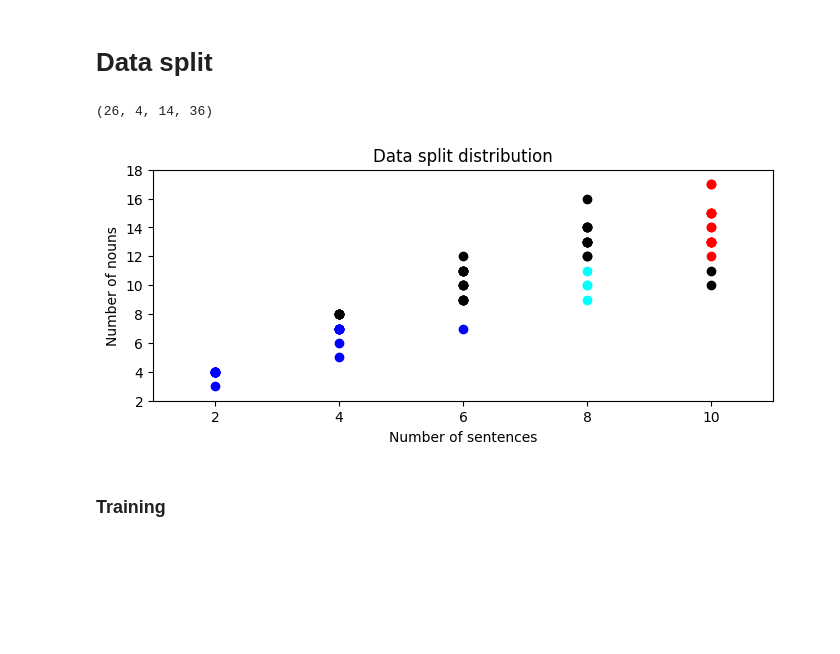
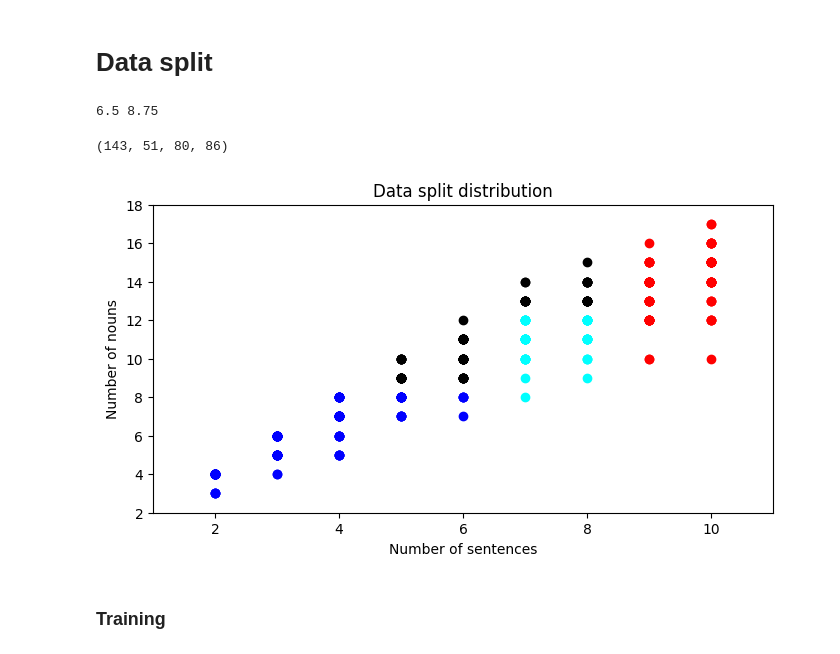
Before and after one commit to DNA386/Compositional_reading_comprehension_with_DisCoCirc, a Jupyter notebook: tutorials/babi6_training.ipynb, the cells around one changed output. Drawn from its saved outputs; the diff is of its cells as text; code cells hidden in the pictures; blank space fills up the shorter version.

```diff
--- a/tutorials/babi6_training.ipynb
+++ b/tutorials/babi6_training.ipynb
@@ -59,6 +65,7 @@ ONE_LOCATION = LOCATIONS[:1]
 _ONE_LOCATION = LOCATIONS[1:]
 # %%
 # Attempt to generate the requested shapes
+check_for_dup = set()
 for depth in trange(min_depth, max_depth, depth_step, desc="Generating stories"):
     attempts = 0
     while len(finished_shapes) != len(all_shapes) and attempts < 300:
@@ -69,9 +76,10 @@ for depth in trange(min_depth, max_depth, depth_step, desc="Generating stories")
                 depth=depth, max_nouns=None
             )
             shape = get_shape(world_state, story)
-
             if shape in all_shapes and shape not in finished_shapes:
-                if story not in data[shape]:
+                dup_key = " ".join(story["sentences"] + [story["question"]])
+                if dup_key not in check_for_dup:
+                    check_for_dup.add(dup_key)
                     data[shape].append((story, world_state))
                     if len(data[shape]) == samples_per_shape:
                         finished_shapes.append(shape)
@@ -102,12 +110,10 @@ ansatz = DiscardSim4Ansatz(
     n_ancillas=0,
 )
 # %%
-def convert(story, question, answer_class, world_state):
-    person = question.split(" ")[1]
-    location = question.split(" ")[4].split("?")[0]
+def convert(sentences, question, question_nouns, answer, n_sentences, n_nouns, support):
     context_diag = parser.babi_text_to_diagram(
-        " ".join(story) + " ",  # Parser expects as a joined string.
-        person, location
+        " ".join(sentences) + " ",  # Parser expects as a joined string.
+        *question_nouns
     )
     yes_question = parser.babi_question_to_diagram(question, positive=True)
     no_question = parser.babi_question_to_diagram(question, positive=False)
@@ -121,22 +127,23 @@ def convert(story, question, answer_class, world_state):
     no_circ = context_circ >> ansatz(no_sandwich).dagger()
 
     return {
-        "story": story,
-        "n_nouns": world_state.get_n_nouns(),
-        "n_sentences": len(story),
-        "question_nouns": (person, location),
-        "answer_class": answer_class,
+        "sentences": sentences,
+        "n_nouns": n_nouns,
+        "n_sentences": n_sentences,
+        "support": support,
+        "question_nouns": question_nouns,
+        "answer_class": answer,
         "diags": (context_diag, yes_question, no_question),
         "sandwiched": (
             context_sandwich >> yes_sandwich.dagger(),
             context_sandwich >> no_sandwich.dagger()
         ),
         "circuits": (yes_circ, no_circ),
-        "target": torch.tensor([1, 0] if answer_class == "yes" else [0, 1], dtype=torch.float32)
+        "target": torch.tensor([1, 0] if answer == "yes" else [0, 1], dtype=torch.float32)
     }
 
 dataset = [
-    convert(*story, world_state)
+    convert(**story)
     for k in tqdm(data.keys())
     for story, world_state in data[k]
 ]
@@ -179,11 +186,12 @@ batch_size = 1
 train_size = 0.5
 valid_size = 0.75
 
-n_actor_train_cutoff = 8
-n_actor_valid_cutoff = 12
+n_actor_train_cutoff = 9
+n_actor_valid_cutoff = 13
 # %%
 train_threshold = min_depth + train_size * (max_depth - min_depth)
 valid_threshold = min_depth + valid_size * (max_depth - min_depth)
+print(train_threshold, valid_threshold)
 
 train_ids = [
     i for i, entry in enumerate(dataset)
@@ -191,12 +199,12 @@ train_ids = [
 ]
 valid_ids = [
     i for i, entry in enumerate(dataset)
-    if entry["n_sentences"] >= train_threshold and entry["n_nouns"] >= n_actor_train_cutoff
+    if entry["n_sentences"] >= train_threshold # and entry["n_nouns"] >= n_actor_train_cutoff
     and entry["n_sentences"] < valid_threshold and entry["n_nouns"] < n_actor_valid_cutoff
 ]
 test_ids = [
     i for i, entry in enumerate(dataset)
-    if entry["n_sentences"] >= valid_threshold and entry["n_nouns"] >= n_actor_valid_cutoff
+    if entry["n_sentences"] >= valid_threshold # and entry["n_nouns"] >= n_actor_valid_cutoff
 ]
 other_ids = [
     i for i in range(len(dataset))
@@ -221,28 +229,29 @@ test_dataset = QADataset(
 
 len(train_dataset), len(valid_dataset), len(test_dataset), len(other_ids)
 # %% [output]
-(26, 4, 14, 36)
+6.5 8.75
+(143, 51, 80, 86)
 # %%
 # Visualise the data split distribution
-fig, ax = plt.subplots(figsize=(8,3))
+fig, ax = plt.subplots(figsize=(8,4))
 ax.set_title('Data split distribution')
 ax.set_xlabel('Number of sentences')
 ax.set_ylabel('Number of nouns')
 
 widths = [entry["n_nouns"] for entry in dataset]
 depths = [entry["n_sentences"] for entry in dataset]
 ax.set_xlim(min(depths)-1, max(depths)+1)
 ax.set_ylim(min(widths)-1, max(widths)+1)
 
 
 for ids, col in zip([train_ids, valid_ids, test_ids, other_ids], ["blue", "cyan", "red", "black"]):
     ax.scatter(
         x=[entry["n_sentences"] for i, entry in enumerate(dataset) if i in ids],
         y=[entry["n_nouns"] for i, entry in enumerate(dataset) if i in ids],
         c=col
     )
 # %% [output]
-[figure, old version]
+[figure, new version]
 # %% [markdown]
 ### Training
 # %%
```
Also changed, not shown: parts of 8 cells of this notebook, 2 other files.
